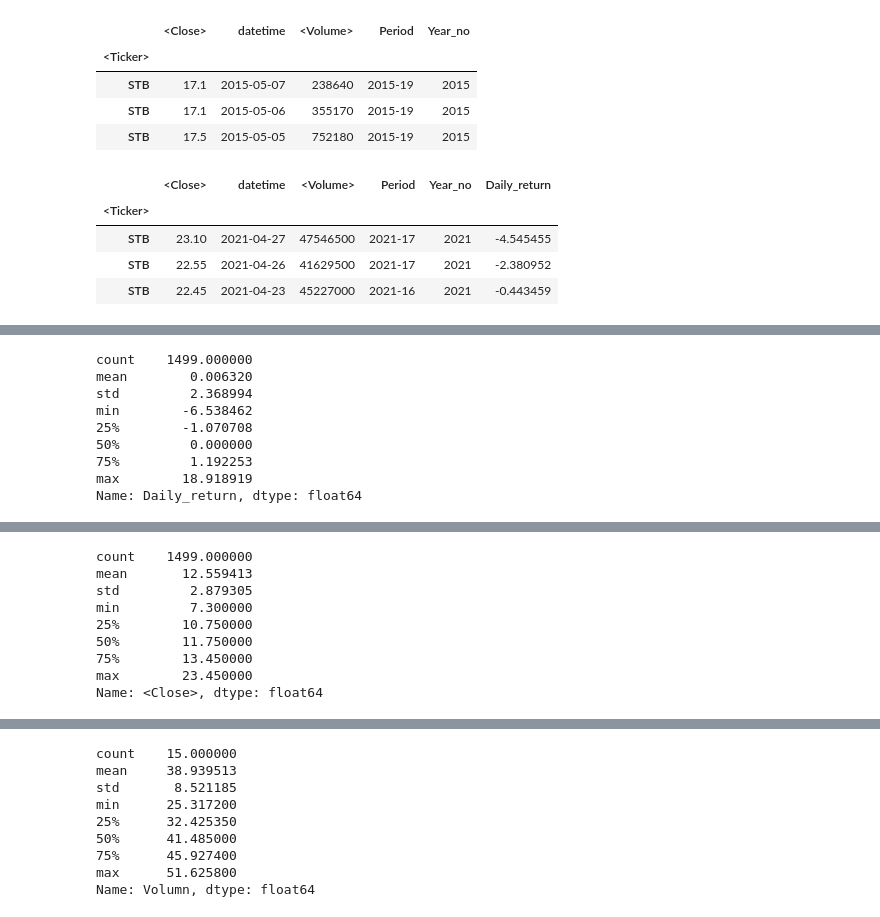
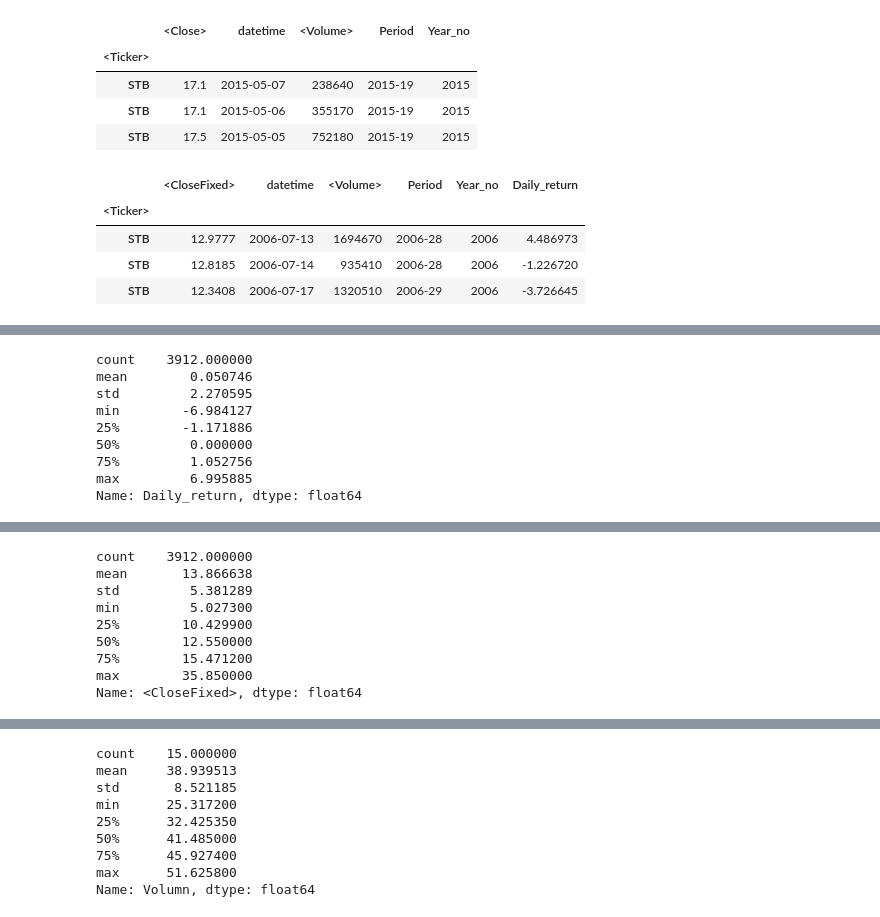
Before and after one commit to ngophuong/VNStock, a Jupyter notebook: 01. Python Note/20210329 - STB- Stock_plotly.ipynb, the cells around one changed output, grey strips where cells are left out. Saved outputs shown, nothing was run; the diff lists cells and outputs as text; code cells hidden in the pictures.

```diff
--- a/01. Python Note/20210329 - STB- Stock_plotly.ipynb
+++ b/01. Python Note/20210329 - STB- Stock_plotly.ipynb
@@ -38,5 +38,5 @@ Series.dt.weekofyear and Series.dt.week have been deprecated.  Please use Series
 # %%
-df =df[['<Close>','datetime','<Volume>','Period','Year_no']]
-df = df.head(1500)
+df =df[['<CloseFixed>','datetime','<Volume>','Period','Year_no']]
+df = df.head(15000)
 # %%
 #plot linechart for stock price
@@ -78,15 +78,15 @@ df.tail(3)
 | STB | 17.5 | 2015-05-05 | 752180 | 2015-19 | 2015 |
 # %%
 #HDFC_df[‘Day_Perc_Change’] = HDFC_df[‘Adj Close’].pct_change()*100
-df['Daily_return']=df['<Close>'].pct_change()*100
+df['Daily_return']=df['<CloseFixed>'].pct_change()*100
 df.dropna(axis = 0, inplace = True)
 df.head(3)
 # %% [output]
-|  | <Close> | datetime | <Volume> | Period | Year_no | Daily_return |
+|  | <CloseFixed> | datetime | <Volume> | Period | Year_no | Daily_return |
 | <Ticker> |  |  |  |  |  |  |
-| STB | 23.10 | 2021-04-27 | 47546500 | 2021-17 | 2021 | -4.545455 |
-| STB | 22.55 | 2021-04-26 | 41629500 | 2021-17 | 2021 | -2.380952 |
-| STB | 22.45 | 2021-04-23 | 45227000 | 2021-16 | 2021 | -0.443459 |
+| STB | 12.9777 | 2006-07-13 | 1694670 | 2006-28 | 2006 | 4.486973 |
+| STB | 12.8185 | 2006-07-14 | 935410 | 2006-28 | 2006 | -1.226720 |
+| STB | 12.3408 | 2006-07-17 | 1320510 | 2006-29 | 2006 | -3.726645 |
 # %%
 fig = go.Figure()
 px.line(df, x='datetime', y='Daily_return', labels={'x':'Date', 'y':'Daily_Return_%'})
@@ -95,14 +95,14 @@ px.line(df, x='datetime', y='Daily_return', labels={'x':'Date', 'y':'Daily_Retur
 # %%
 df['Daily_return'].describe()
 # %% [output]
-count    1499.000000
-mean        0.006320
-std         2.368994
-min        -6.538462
-25%        -1.070708
+count    3912.000000
+mean        0.050746
+std         2.270595
+min        -6.984127
+25%        -1.171886
 50%         0.000000
-75%         1.192253
-max        18.918919
+75%         1.052756
+max         6.995885
 Name: Daily_return, dtype: float64
 # %%
 fig = go.Figure()
@@ -111,17 +111,17 @@ px.histogram(df, x="Daily_return",histnorm='percent')
 # %% [output]
 [interactive output not drawn]
 # %%
-df['<Close>'].describe()
+df['<CloseFixed>'].describe()
 # %% [output]
-count    1499.000000
-mean       12.559413
-std         2.879305
-min         7.300000
-25%        10.750000
-50%        11.750000
-75%        13.450000
-max        23.450000
-Name: <Close>, dtype: float64
+count    3912.000000
+mean       13.866638
+std         5.381289
+min         5.027300
+25%        10.429900
+50%        12.550000
+75%        15.471200
+max        35.850000
+Name: <CloseFixed>, dtype: float64
 # %%
 dfig = go.Figure()
 px.histogram(df.head(60), x="Daily_return",histnorm='percent')
```
Also changed, not shown: parts of 4 cells of this notebook, 1 other file.
